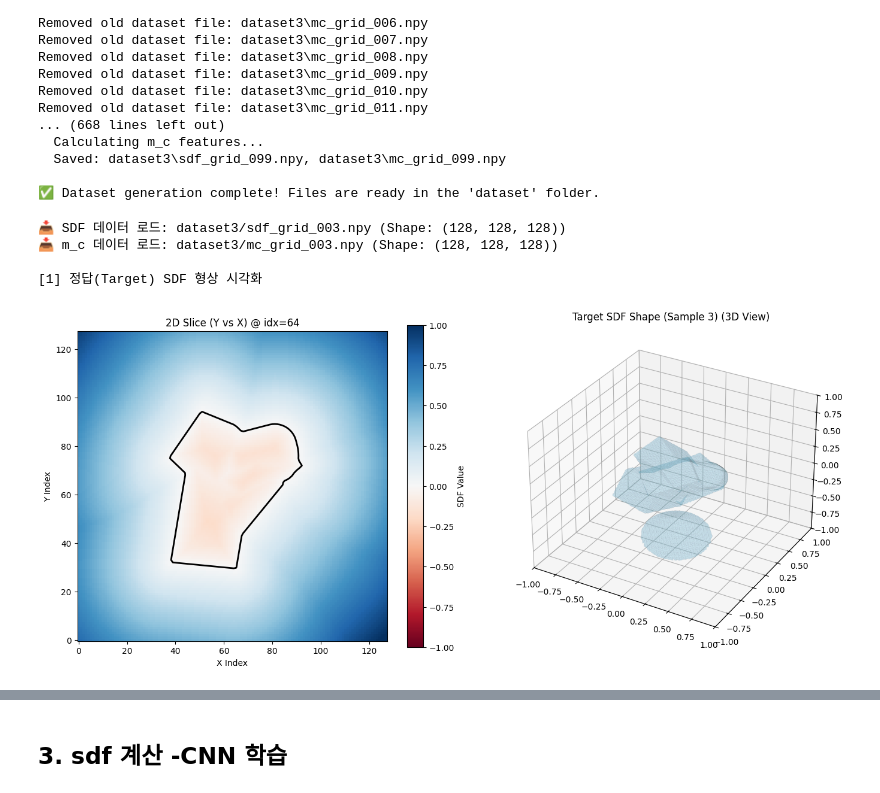
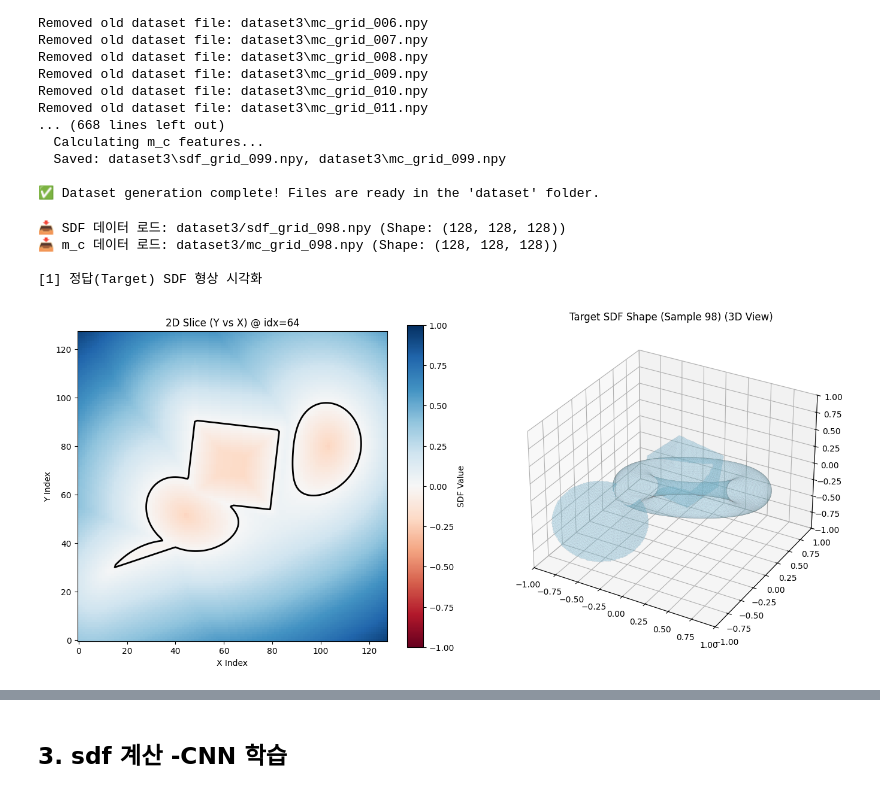
Before and after one commit to ybg1219/reconstruction, a Jupyter notebook: main.ipynb, the cells around one changed output, grey strips where cells are left out. Drawn from its saved outputs; the diff is of its cells as text; code cells hidden in the pictures.

```diff
--- a/main.ipynb
+++ b/main.ipynb
@@ -109,30 +112,39 @@ Removed old dataset file: dataset3\mc_grid_011.npy
 # %%
 import numpy as np
 import torch
 from modules.config import config
 from modules.visualizer import visualize_simulation, visualize_feature_grid,visualize_particles_and_features
 
 # 1. 확인할 데이터 인덱스 설정 (0 ~ 4)
-sample_idx = 3
+sample_idx = 98
 sdf_file = f"dataset3/sdf_grid_{sample_idx:03d}.npy"
 mc_file = f"dataset3/mc_grid_{sample_idx:03d}.npy"
 
 # 2. 데이터 로드 완료
 sdf_grid = np.load(sdf_file)
 mc_grid = np.load(mc_file)
 print(f"📥 SDF 데이터 로드: {sdf_file} (Shape: {sdf_grid.shape})")
 print(f"📥 m_c 데이터 로드: {mc_file} (Shape: {mc_grid.shape})")
 
 # 3. [시각화 1] Target SDF (원본 3D 지오메트리 형태)
 print("\n[1] 정답(Target) SDF 형상 시각화")
 visualize_simulation(
     sdf_grid=sdf_grid,
     domain_size=config.domain_size,
     title=f"Target SDF Shape (Sample {sample_idx})"
 )
+
+# 4. [시각화 2] Input 3D CNN Features (파티클로부터 밀도 단위로 추출된 m_c 값)
+print("\n[2] 입력(Input) m_c 특징 공간 시각화")
+
+fig2 = visualize_feature_grid(
+    m_c_grid=mc_grid,         # 앞서 파이프라인에서 나온 mc_grid 텐서 그대로 삽입
+    grid_nodes=grid_nodes,    # 앞서 파이프라인에서 나온 grid_nodes 텐서 그대로 삽입
+    title=f"Input m_c Feature Grid (Sample {sample_idx})"
+)
 # %% [output]
-📥 SDF 데이터 로드: dataset3/sdf_grid_003.npy (Shape: (128, 128, 128))
-📥 m_c 데이터 로드: dataset3/mc_grid_003.npy (Shape: (128, 128, 128))
+📥 SDF 데이터 로드: dataset3/sdf_grid_098.npy (Shape: (128, 128, 128))
+📥 m_c 데이터 로드: dataset3/mc_grid_098.npy (Shape: (128, 128, 128))
 
 [1] 정답(Target) SDF 형상 시각화
-[figure, old version]
+[figure, new version]
```
Also changed, not shown: parts of 9 cells of this notebook, 1 other file.
